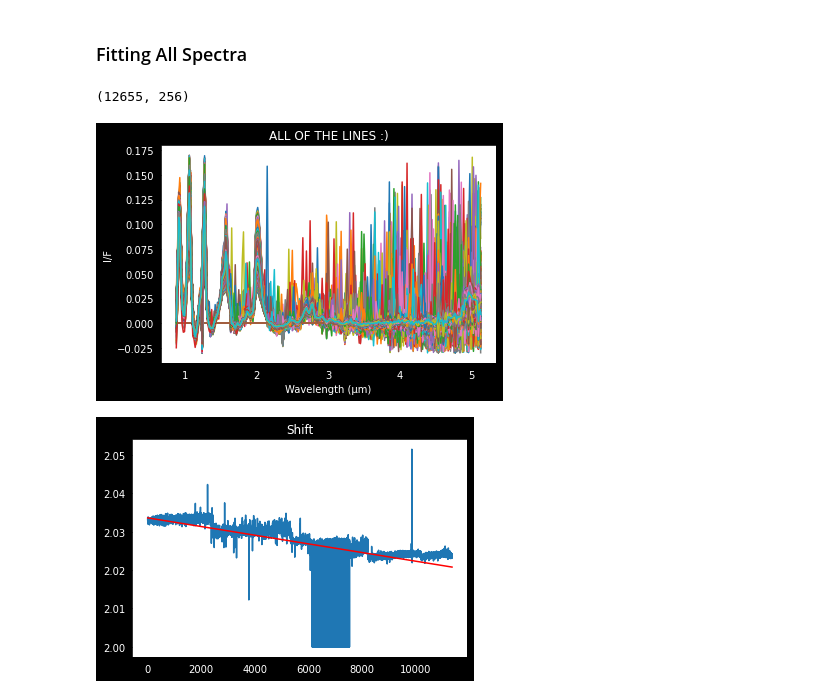
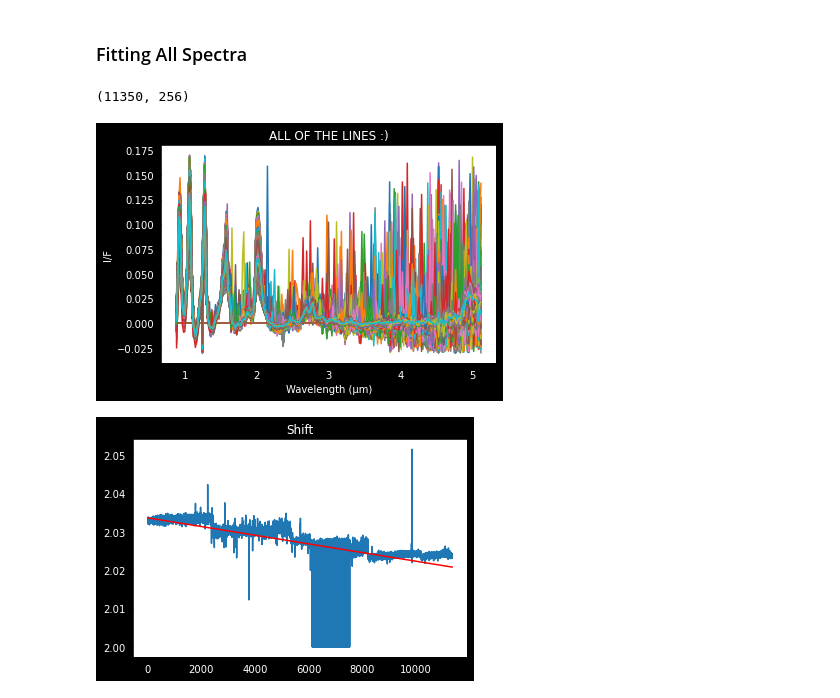
Before and after one commit to lucaslibshutz/spectralResearch, a Jupyter notebook: spectral_fitting_4.5.ipynb, the cells around one changed output. Cells and saved outputs as stored; diff of their text form; code cells hidden in the pictures.

```diff
--- a/spectral_fitting_4.5.ipynb
+++ b/spectral_fitting_4.5.ipynb
@@ -67,37 +67,37 @@ for number in new_array:
 # %%
 #Define all fit spectra under one single list (specific year groups will be added later)
 total_list = [] #total SPECTRUM list
+mean_list = [] #List for shifts to be plotted later
 for df in df_list:
     for spectrum in df:
         fit_thing = single_fit(spectrum)
-        total_list.append(fit_thing)
+        k = 0
+        for number in fit_thing:
+            if ((number >= .17) or (number <= -.03)):
+                k += 1
+        if k == 0:
+            total_list.append(fit_thing)
+            my_shift_value = shift_ret(fit_thing)
+            mean_list.append(my_shift_value)
 
 # Convert all lists objects within total_list to numpy arrays
 total_array = np.asarray(total_list)
-print(np.shape(total_array)) # Confirms that array is working correctly (should output 12655, 256)
+print(np.shape(total_array)) # Confirms that array is working correctly (should output 12655, 256), filtered is (11350,256)
 # %% [output]
-(12655, 256)
+(11350, 256)
 # %%
 %matplotlib inline
-mean_list = [] #List for shift to be plotted later
 plt.figure(facecolor='black') # Must go before plt.plot() statement to work properly
 for spectrum in total_array:
-    k = 0
-    for number in spectrum:
-        if ((number >= .17) or (number <= -.03)): #Filtering out spectra with too high or too low I/F values
-            k += 1
-    if k == 0:
-        plt.plot(vims_wave,spectrum)
-        my_shift_value = shift_ret(spectrum)
-        mean_list.append(my_shift_value)
+    plt.plot(vims_wave,spectrum)
 plt.title('ALL OF THE LINES :)',color='white')
 plt.xticks(color='white') #SETTING AXES TO WHITE - change these to black if you cannot read figure on repo or in standard notebook
 plt.yticks(color='white')
 plt.xlabel('Wavelength (µm)',color='white')
 plt.ylabel('I/F',color='white')
 plt.show()
 # %% [output]
-[figure, old version]
+[figure, new version]
 # %%
 %matplotlib inline
 plt.figure(facecolor='black')
```
Also changed, not shown: parts of 5 cells of this notebook.
